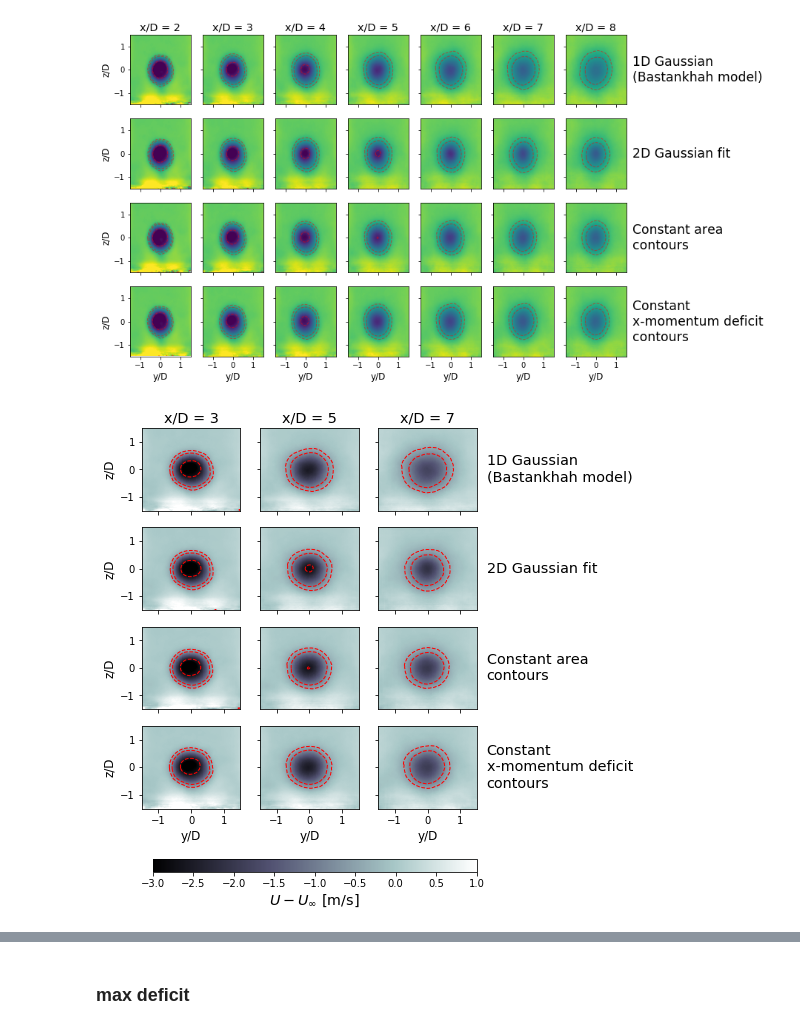
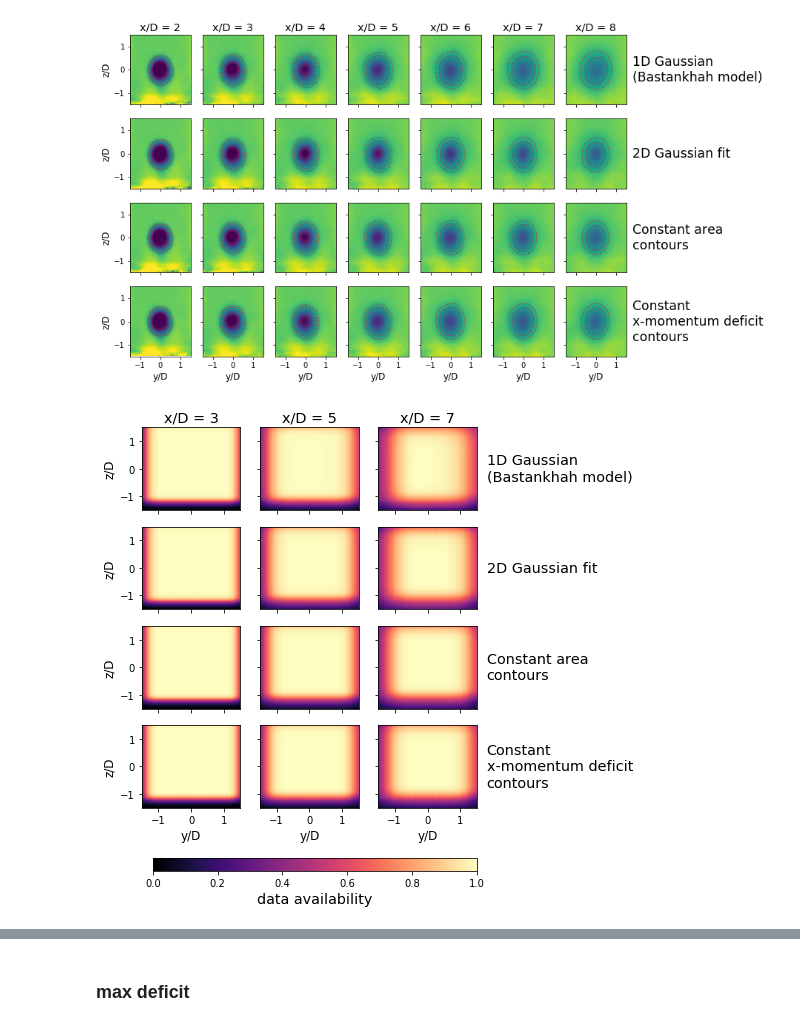
Before and after one commit to ewquon/analysis, a Jupyter notebook: WindTech2019/analyze_wake_MFoR.ipynb, the cells around one changed output, grey strips where cells are left out. Drawn from its saved outputs; the diff is of its cells as text; code cells hidden in the pictures.

```diff
--- a/WindTech2019/analyze_wake_MFoR.ipynb
+++ b/WindTech2019/analyze_wake_MFoR.ipynb
@@ -91,13 +91,14 @@ for i,name in enumerate(wakedata.keys()):
     vdmax = []
     y,z = [],[]
     for j,downD in enumerate(case.downstreamD):
-        planedata = mean_wake[name].sel(x_D=downD).to_array()
-        vdmax.append(planedata.min())
-        imin,jmin = np.unravel_index(np.argmin(planedata[0,:,:]),yy1.shape)
+        planedata = mean_wake[name].sel(x_D=downD)
+        u_mfor = planedata['u']
+        vdmax.append(u_mfor.min())
+        imin,jmin = np.unravel_index(np.argmin(u_mfor[:,:]),yy1.shape)
         y.append(yy1[imin,jmin])
         z.append(zz1[imin,jmin])
-        ax[i,j].pcolormesh(yy/D,zz/D,planedata[0,:,:],vmin=-3,vmax=1)
-        cont = ax[i,j].contour(yy1/D,zz1/D,planedata[0,:,:],levels=sorted(edgelevels),
+        ax[i,j].pcolormesh(yy/D,zz/D,u_mfor,vmin=-3,vmax=1)
+        cont = ax[i,j].contour(yy1/D,zz1/D,u_mfor,levels=sorted(edgelevels),
                                colors='r',linewidths=1,alpha=0.5)
     max_deficit[name] = np.array(vdmax)
     ymean[name] = np.array(y)
@@ -122,35 +123,35 @@ fig.savefig('figures/all_wakes_MFoR.png',dpi=300,
 # %%
 selected_downstream = [3,5,7]
 
 fig,ax = plt.subplots(nrows=len(wakedata.keys()), ncols=len(selected_downstream),
                       sharex=True, sharey=True,
                       figsize=(6,7))
 for i,name in enumerate(wakedata.keys()):
     for j,downD in enumerate(selected_downstream):
-        planedata = mean_wake[name].sel(x_D=downD).to_array()
+        planedata = mean_wake[name].sel(x_D=downD)
+        avail = planedata['data_availability']
+        avail = avail / np.max(avail.values)
         # plot contours
-        cm = ax[i,j].pcolormesh(yy/D,zz/D,planedata[0,:,:],vmin=-3,vmax=1,cmap='bone')
-        # plot selected outlines
-        cont = ax[i,j].contour(yy1/D,zz1/D,planedata[0,:,:],levels=sorted(edgelevels),
-                               colors='r',linewidths=1)
+        cm = ax[i,j].pcolormesh(yy/D,zz/D,avail,vmin=0,vmax=1,cmap='magma')
+        #cm = ax[i,j].pcolormesh(yy/D,zz/D,avail,vmin=0.5,vmax=1,cmap='magma')
 
 # formatting
 txt_objs = []
 for i,name in enumerate(wakedata.keys()):
     txt = ax[i,-1].text(1.1, 0.5, displaynames[name], fontsize='x-large',
                         horizontalalignment='left',verticalalignment='center',transform=ax[i,-1].transAxes)
     txt_objs.append(txt)
     ax[i,0].set_ylabel('z/D',fontsize='large')
 for j,downD in enumerate(selected_downstream):
     ax[-1,j].set_xlabel('y/D',fontsize='large')
     ax[0,j].set_title('x/D = {:g}'.format(downD),fontsize='x-large')
 fig.subplots_adjust(bottom=0.125)
 cax = fig.add_axes([0.15,0,0.75,0.025]) # left,bottom,width,height
 cbar = fig.colorbar(cm,cax=cax,orientation='horizontal')
-cbar.set_label(r'$U - U_\infty$ [m/s]',fontsize='x-large')
+cbar.set_label('data availability',fontsize='x-large')
 
 # save
-fig.savefig('figures/all_wakes_MFoR_truncated.png',dpi=300,
+fig.savefig('figures/all_wakes_avail_truncated.png',dpi=300,
             bbox_extra_artists=txt_objs, bbox_inches='tight')
 # %% [output]
-[figure, old version]
+[figure, new version]
```
Also changed, not shown: parts of 7 cells of this notebook, 1 other file.
